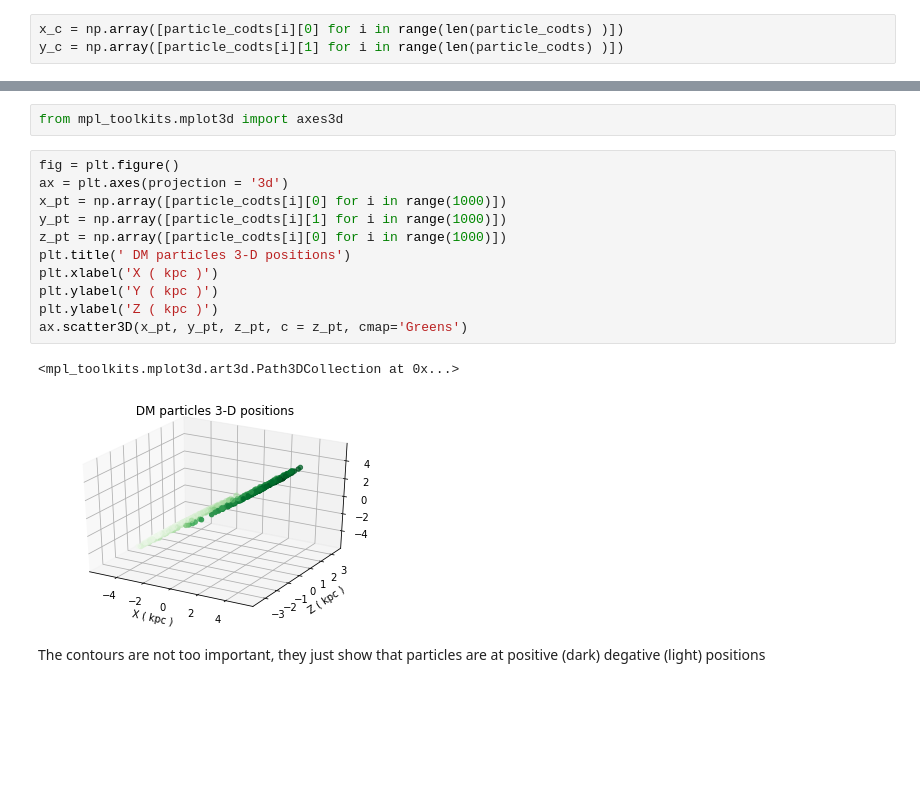
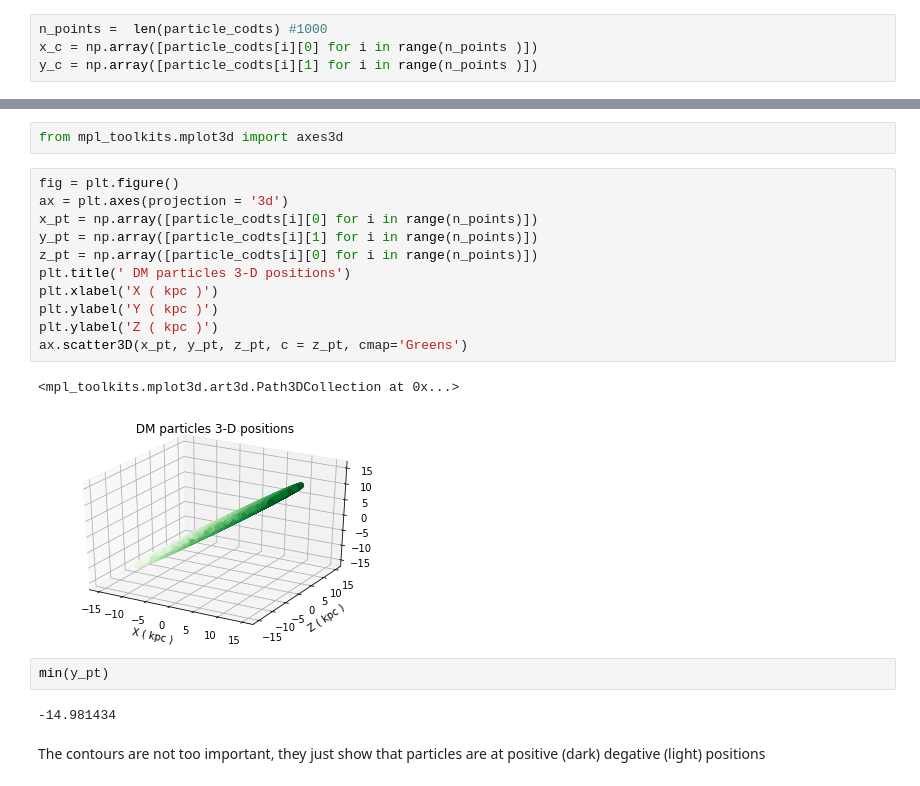
Before and after one commit to EXPLORE-for-students/python-tutorials, a Jupyter notebook: Tutorial 2/Tutorial_2_part_c.ipynb, the cells around one changed output, grey strips where cells are left out. Cells and saved outputs as stored; diff of their text form; blank space fills up the shorter version.

```diff
--- a/Tutorial 2/Tutorial_2_part_c.ipynb
+++ b/Tutorial 2/Tutorial_2_part_c.ipynb
@@ -399,5 +405,6 @@ particle_codts
 # %% [markdown]
  We can for instance create  1-D arrays that contains the particles x, y or z coordinates only. Since there are <code> 244986 </code> particles, we choose to work with a subset of them, for instance the first <code> 1000 </code> particles
 # %%
-x_c = np.array([particle_codts[i][0] for i in range(len(particle_codts) )])
-y_c = np.array([particle_codts[i][1] for i in range(len(particle_codts) )])
+n_points =  len(particle_codts) #1000
+x_c = np.array([particle_codts[i][0] for i in range(n_points )])
+y_c = np.array([particle_codts[i][1] for i in range(n_points )])
@@ -429,17 +459,21 @@ from mpl_toolkits.mplot3d import axes3d
 # %%
 fig = plt.figure()
 ax = plt.axes(projection = '3d')
-x_pt = np.array([particle_codts[i][0] for i in range(1000)])
-y_pt = np.array([particle_codts[i][1] for i in range(1000)])
-z_pt = np.array([particle_codts[i][0] for i in range(1000)])
+x_pt = np.array([particle_codts[i][0] for i in range(n_points)])
+y_pt = np.array([particle_codts[i][1] for i in range(n_points)])
+z_pt = np.array([particle_codts[i][0] for i in range(n_points)])
 plt.title(' DM particles 3-D positions')
 plt.xlabel('X ( kpc )')
 plt.ylabel('Y ( kpc )')
 plt.ylabel('Z ( kpc )')
 ax.scatter3D(x_pt, y_pt, z_pt, c = z_pt, cmap='Greens')
 # %% [output]
 <mpl_toolkits.mplot3d.art3d.Path3DCollection at 0x...>
-[figure, old version]
+[figure, new version]
+# %%
+min(y_pt)
+# %% [output]
+-14.981434
 # %% [markdown]
 The contours are not too important, they just show that particles are at positive (dark) degative (light) positions
 # %% [markdown]
```
Also changed, not shown: parts of 39 cells of this notebook, 4 other files.
